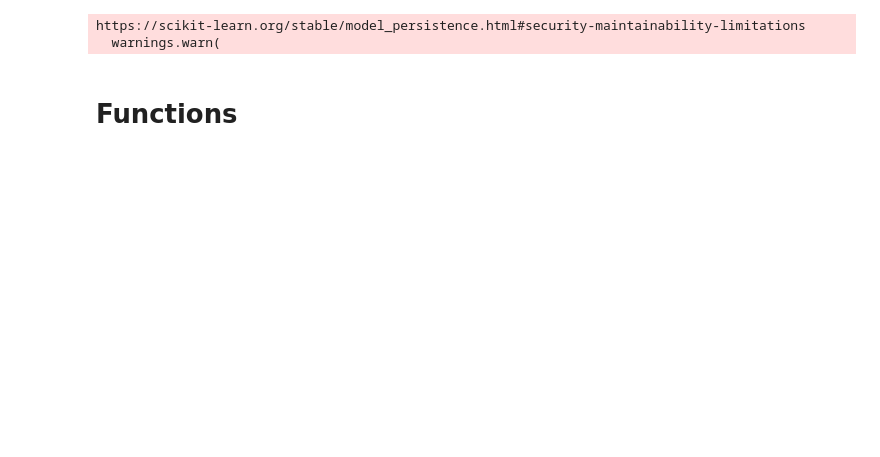
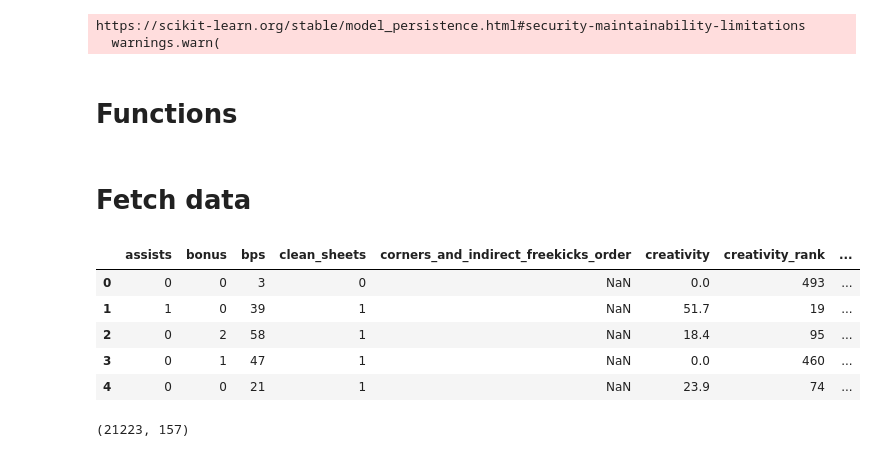
Before and after one commit to jaksticks/Fantasy-Premier-League, a Jupyter notebook: season23_24/notebooks/2_data_processing.ipynb, the cells around one changed output. Saved outputs shown, nothing was run; the diff lists cells and outputs as text; code cells hidden in the pictures; blank space fills up the shorter version.

```diff
--- a/season23_24/notebooks/2_data_processing.ipynb
+++ b/season23_24/notebooks/2_data_processing.ipynb
@@ -98,3 +100,19 @@ def calculate_xPoints(x,clf):
                     penalty_for_cards + penalty_for_own_goal)
 
     return total_points
+# %% [markdown]
+# Fetch data
+# %%
+# fpl data from previous seasons
+filepath = Path('../data/modeling/fpl_df.csv')
+fpl_df = pd.read_csv(filepath, index_col=0)
+display(fpl_df.head())
+display(fpl_df.shape)
+# %% [output]
+|  | assists | bonus | bps | clean_sheets | corners_and_indirect_freekicks_order | creativity | creativity_rank | ... |
+| 0 | 0 | 0 | 3 | 0 | NaN | 0.0 | 493 | ... |
+| 1 | 1 | 0 | 39 | 1 | NaN | 51.7 | 19 | ... |
+| 2 | 0 | 2 | 58 | 1 | NaN | 18.4 | 95 | ... |
+| 3 | 0 | 1 | 47 | 1 | NaN | 0.0 | 460 | ... |
+| 4 | 0 | 0 | 21 | 1 | NaN | 23.9 | 74 | ... |
+(21223, 157)
```
Also changed, not shown: parts of 13 cells of this notebook, 7 other files.
